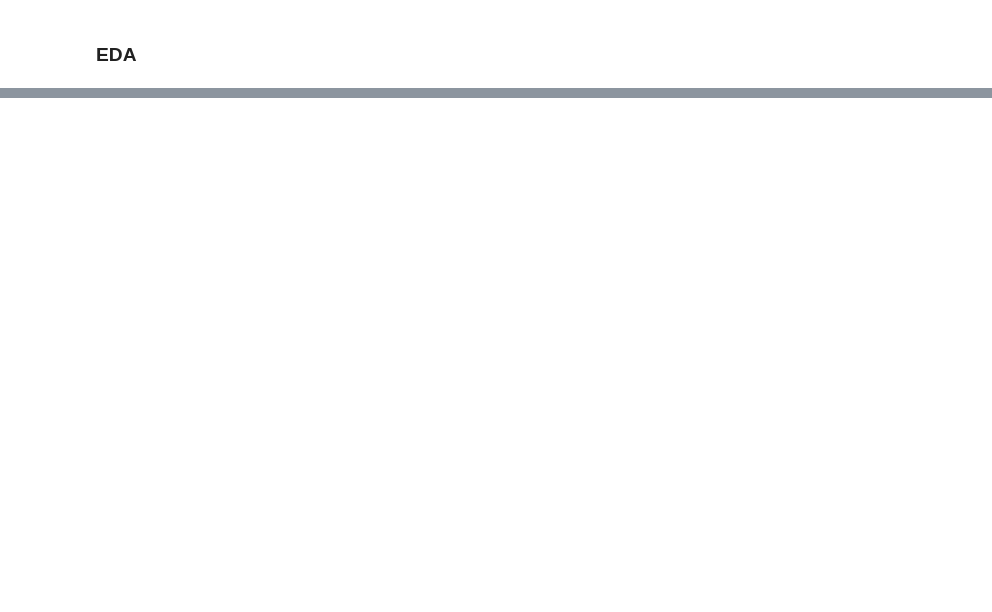
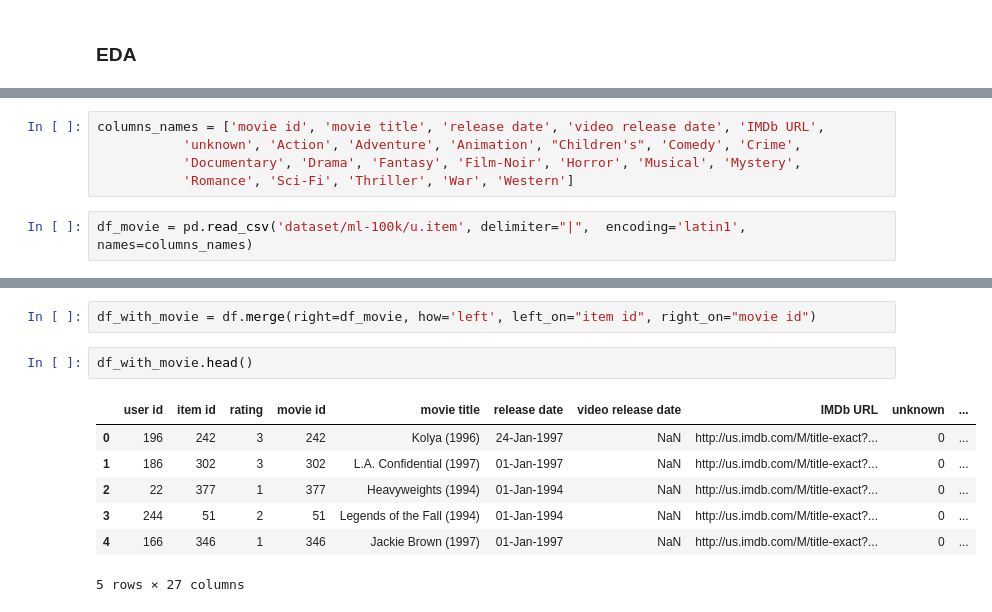
Before and after one commit to Gyxius/Recommendation, a Jupyter notebook: code.ipynb, the cells around one changed output, grey strips where cells are left out. Saved outputs shown, nothing was run; the diff lists cells and outputs as text; blank space fills up the shorter version.

```diff
--- a/code.ipynb
+++ b/code.ipynb
@@ -38,0 +158,7 @@ plt.show()
+# %%
+columns_names = ['movie id', 'movie title', 'release date', 'video release date', 'IMDb URL',
+           'unknown', 'Action', 'Adventure', 'Animation', "Children's", 'Comedy', 'Crime',
+           'Documentary', 'Drama', 'Fantasy', 'Film-Noir', 'Horror', 'Musical', 'Mystery',
+           'Romance', 'Sci-Fi', 'Thriller', 'War', 'Western']
+# %%
+df_movie = pd.read_csv('dataset/ml-100k/u.item', delimiter="|",  encoding='latin1', names=columns_names)
@@ -38,0 +184,12 @@ plt.show()
+# %%
+df_with_movie = df.merge(right=df_movie, how='left', left_on="item id", right_on="movie id")
+# %%
+df_with_movie.head()
+# %% [output]
+|  | user id | item id | rating | movie id | movie title | release date | video release date | IMDb URL | unknown | ... |
+| 0 | 196 | 242 | 3 | 242 | Kolya (1996) | 24-Jan-1997 | NaN | http://us.imdb.com/M/title-exact?... | 0 | ... |
+| 1 | 186 | 302 | 3 | 302 | L.A. Confidential (1997) | 01-Jan-1997 | NaN | http://us.imdb.com/M/title-exact?... | 0 | ... |
+| 2 | 22 | 377 | 1 | 377 | Heavyweights (1994) | 01-Jan-1994 | NaN | http://us.imdb.com/M/title-exact?... | 0 | ... |
+| 3 | 244 | 51 | 2 | 51 | Legends of the Fall (1994) | 01-Jan-1994 | NaN | http://us.imdb.com/M/title-exact?... | 0 | ... |
+| 4 | 166 | 346 | 1 | 346 | Jackie Brown (1997) | 01-Jan-1997 | NaN | http://us.imdb.com/M/title-exact?... | 0 | ... |
+5 rows × 27 columns
```
Also changed, not shown: parts of 19 cells of this notebook.
